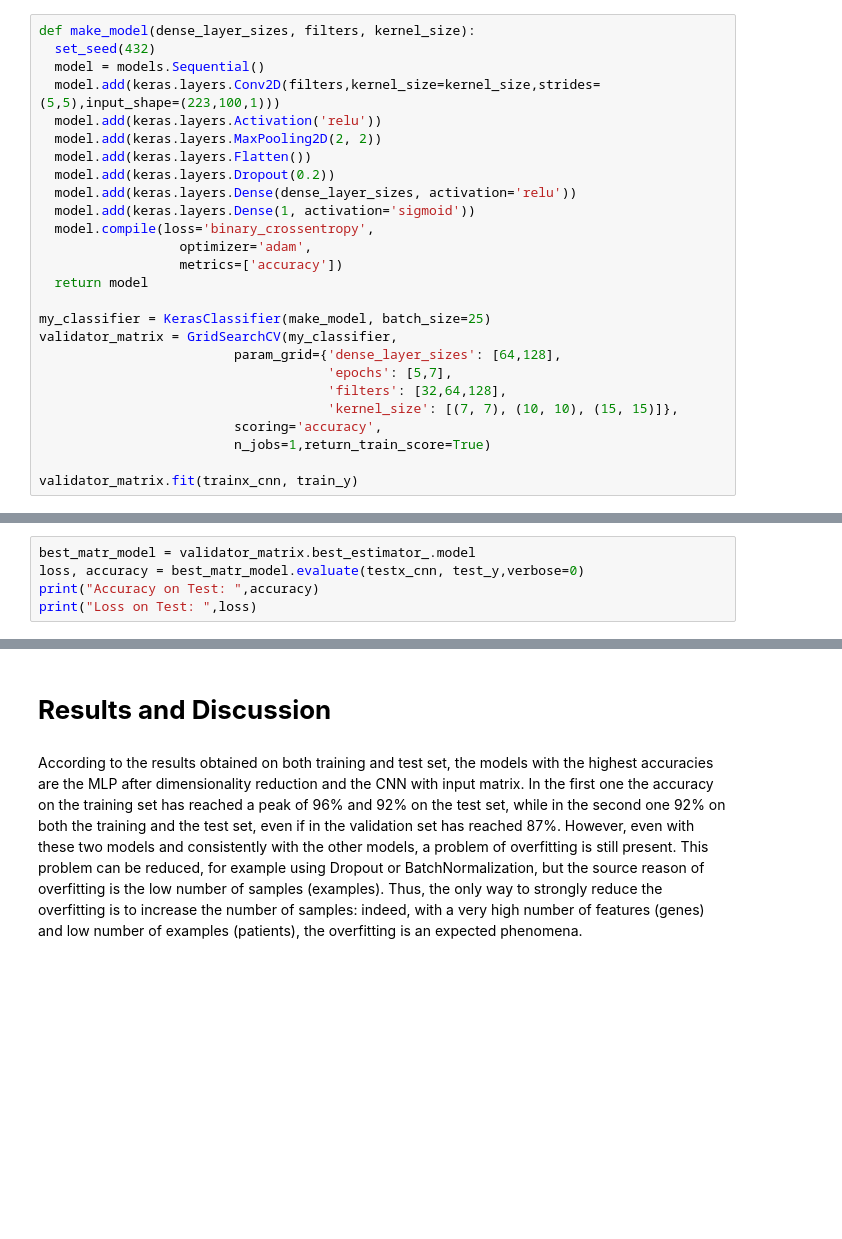
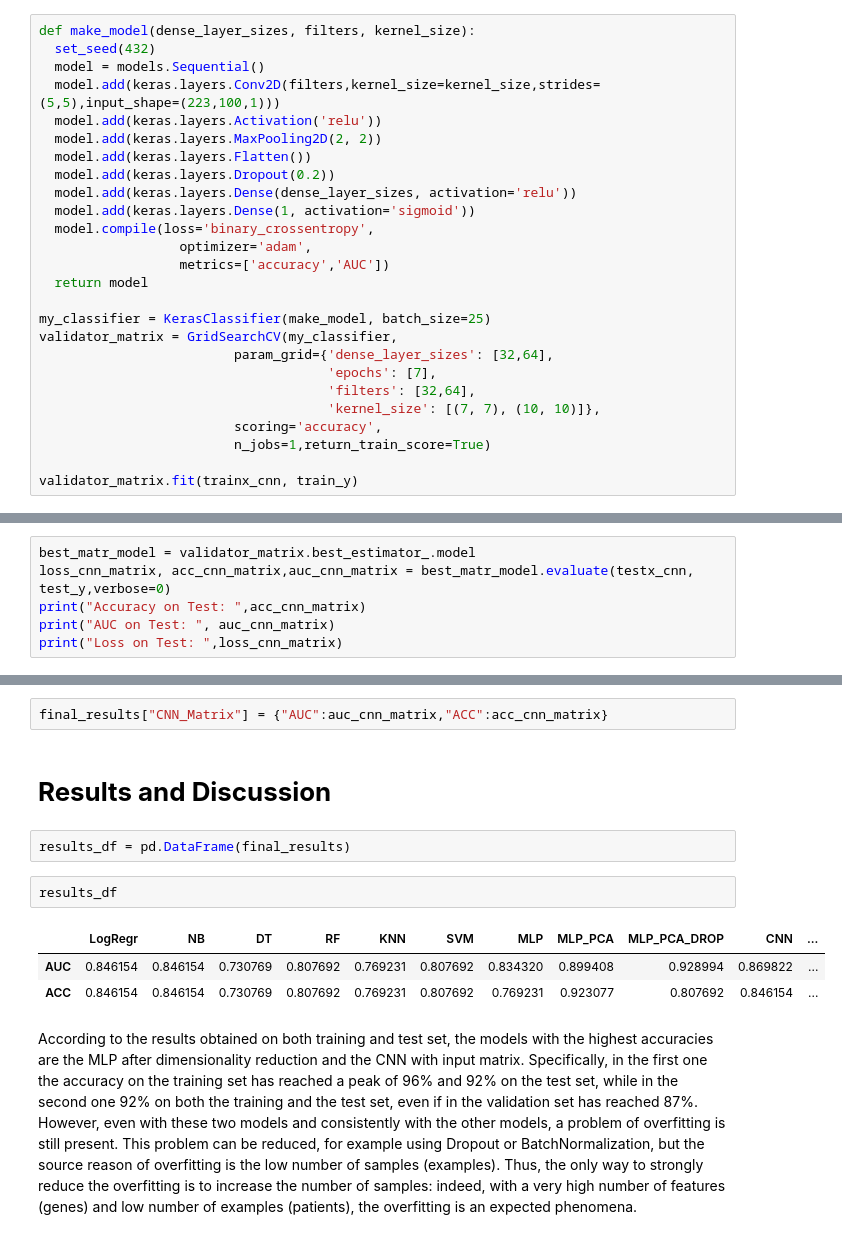
Before and after one commit to edogiuili/Applied_Machine_Learning, a Jupyter notebook: AML_Advanced_Project.ipynb, the cells around one changed output, grey strips where cells are left out. Cells and saved outputs as stored; diff of their text form; blank space fills up the shorter version.

```diff
--- a/AML_Advanced_Project.ipynb
+++ b/AML_Advanced_Project.ipynb
@@ -769,15 +851,15 @@ def make_model(dense_layer_sizes, filters, kernel_size):
   model.add(keras.layers.Dense(1, activation='sigmoid'))
   model.compile(loss='binary_crossentropy',
                   optimizer='adam',
-                  metrics=['accuracy'])
+                  metrics=['accuracy','AUC'])
   return model
 
 my_classifier = KerasClassifier(make_model, batch_size=25)
 validator_matrix = GridSearchCV(my_classifier,
-                         param_grid={'dense_layer_sizes': [64,128],
-                                     'epochs': [5,7],
-                                     'filters': [32,64,128],
-                                     'kernel_size': [(7, 7), (10, 10), (15, 15)]},
+                         param_grid={'dense_layer_sizes': [32,64],
+                                     'epochs': [7],
+                                     'filters': [32,64],
+                                     'kernel_size': [(7, 7), (10, 10)]},
                          scoring='accuracy',
                          n_jobs=1,return_train_score=True)
 
@@ -817,8 +910,9 @@ Best hyperparameters:  {'dense_layer_sizes': 64, 'epochs': 7, 'filters': 64, 'ke
 Best CV accuracy:  0.8751633986928106
 # %%
 best_matr_model = validator_matrix.best_estimator_.model
-loss, accuracy = best_matr_model.evaluate(testx_cnn, test_y,verbose=0)
-print("Accuracy on Test: ",accuracy)
-print("Loss on Test: ",loss)
+loss_cnn_matrix, acc_cnn_matrix,auc_cnn_matrix = best_matr_model.evaluate(testx_cnn, test_y,verbose=0)
+print("Accuracy on Test: ",acc_cnn_matrix)
+print("AUC on Test: ", auc_cnn_matrix)
+print("Loss on Test: ",loss_cnn_matrix)
 # %% [output]
 Accuracy on Test:  0.9230769276618958
@@ -825,5 +920,15 @@ Accuracy on Test:  0.9230769276618958
 Loss on Test:  0.3179877996444702
+# %%
+final_results["CNN_Matrix"] = {"AUC":auc_cnn_matrix,"ACC":acc_cnn_matrix}
 # %% [markdown]
 # **Results and Discussion**
+# %%
+results_df = pd.DataFrame(final_results)
+# %%
+results_df
+# %% [output]
+|  | LogRegr | NB | DT | RF | KNN | SVM | MLP | MLP_PCA | MLP_PCA_DROP | CNN | ... |
+| AUC | 0.846154 | 0.846154 | 0.730769 | 0.807692 | 0.769231 | 0.807692 | 0.834320 | 0.899408 | 0.928994 | 0.869822 | ... |
+| ACC | 0.846154 | 0.846154 | 0.730769 | 0.807692 | 0.769231 | 0.807692 | 0.769231 | 0.923077 | 0.807692 | 0.846154 | ... |
 # %% [markdown]
-According to the results obtained on both training and test set, the models with the highest accuracies are the MLP after dimensionality reduction and the CNN with input matrix. In the first one the accuracy on the training set has reached a peak of 96% and 92% on the test set, while in the second one 92% on both the training and the test set, even if in the validation set has reached 87%. However, even with these two models and consistently with the other models, a problem of overfitting is still present. This problem can be reduced, for example using Dropout or BatchNormalization, but the source reason of overfitting is the low number of samples (examples). Thus, the only way to strongly reduce the overfitting is to increase the number of samples: indeed, with a very high number of features (genes) and low number of examples (patients), the overfitting is an expected phenomena.
+According to the results obtained on both training and test set, the models with the highest accuracies are the MLP after dimensionality reduction and the CNN with input matrix. Specifically, in the first one the accuracy on the training set has reached a peak of 96% and 92% on the test set, while in the second one 92% on both the training and the test set, even if in the validation set has reached 87%. However, even with these two models and consistently with the other models, a problem of overfitting is still present. This problem can be reduced, for example using Dropout or BatchNormalization, but the source reason of overfitting is the low number of samples (examples). Thus, the only way to strongly reduce the overfitting is to increase the number of samples: indeed, with a very high number of features (genes) and low number of examples (patients), the overfitting is an expected phenomena.
```
Also changed, not shown: parts of 40 cells of this notebook.
